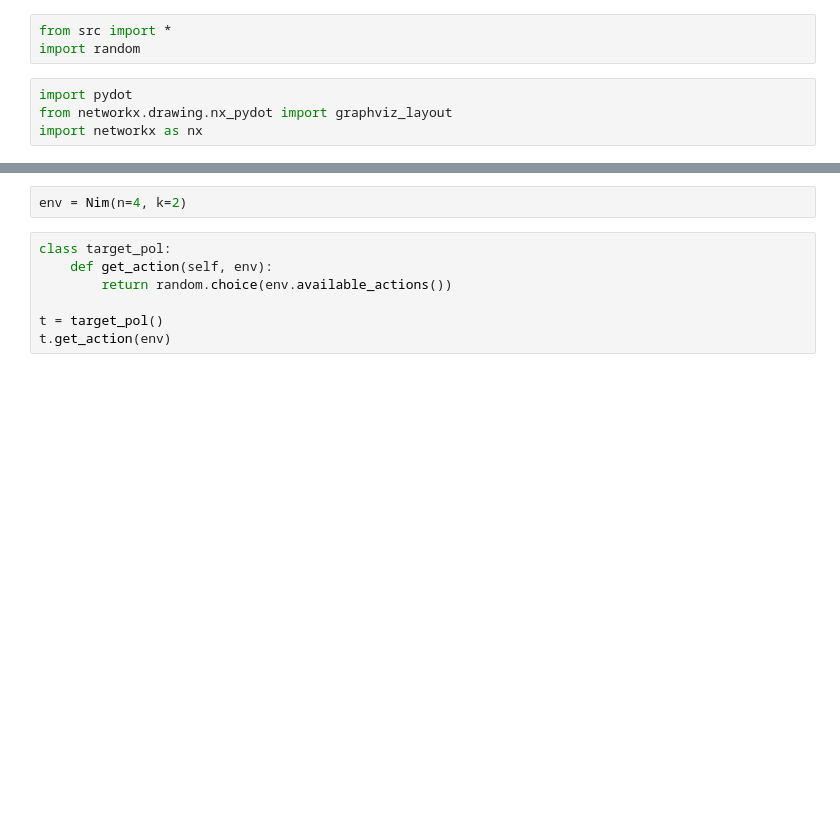
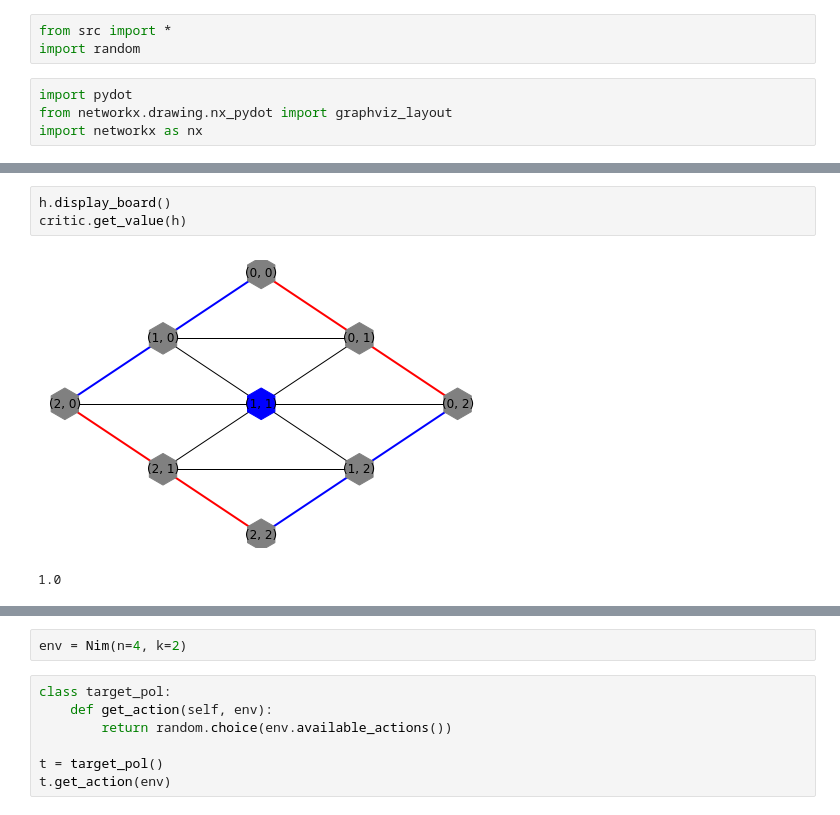
Before and after one commit to AndersBjelland/IT3105_Project2, a Jupyter notebook: MCTS test.ipynb, the cells around one changed output, grey strips where cells are left out. Saved outputs shown, nothing was run; the diff lists cells and outputs as text; blank space fills up the shorter version.

```diff
--- a/MCTS test.ipynb
+++ b/MCTS test.ipynb
@@ -7,0 +46,6 @@ import networkx as nx
+# %%
+h.display_board()
+critic.get_value(h)
+# %% [output]
+[figure, added]
+1.0
```
Also changed, not shown: parts of 58 cells of this notebook, 4 other files.
